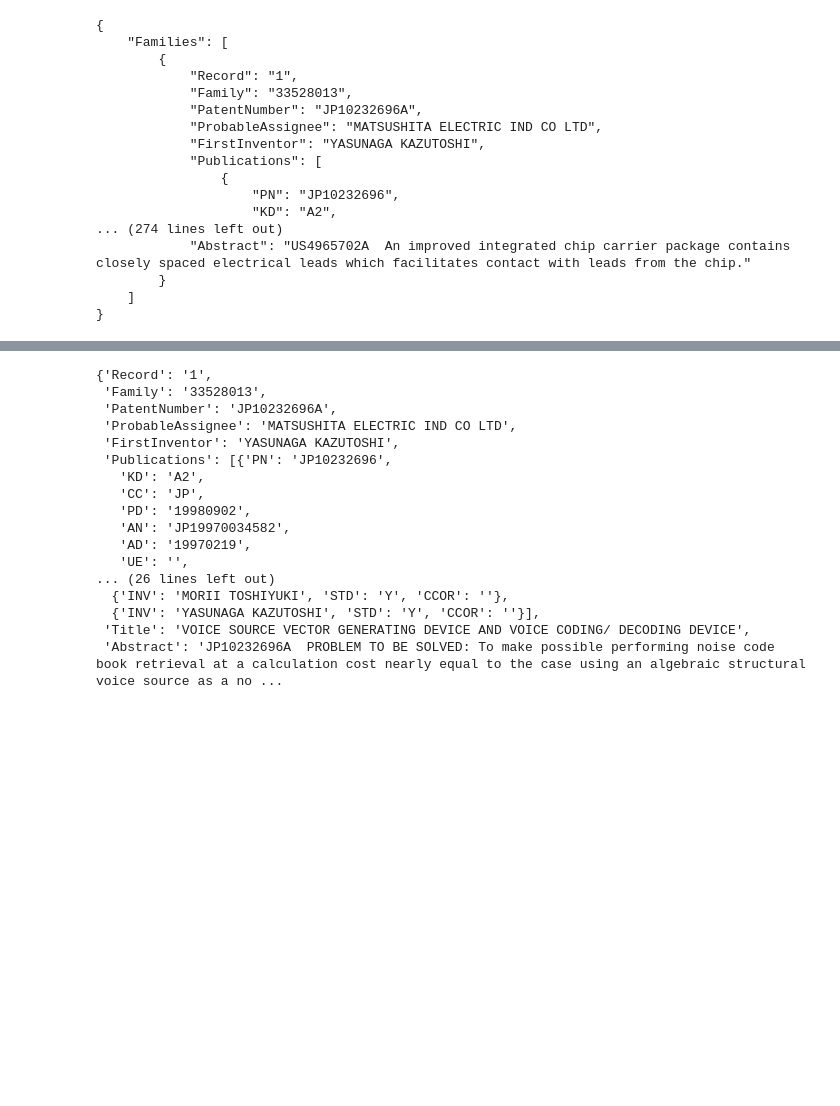
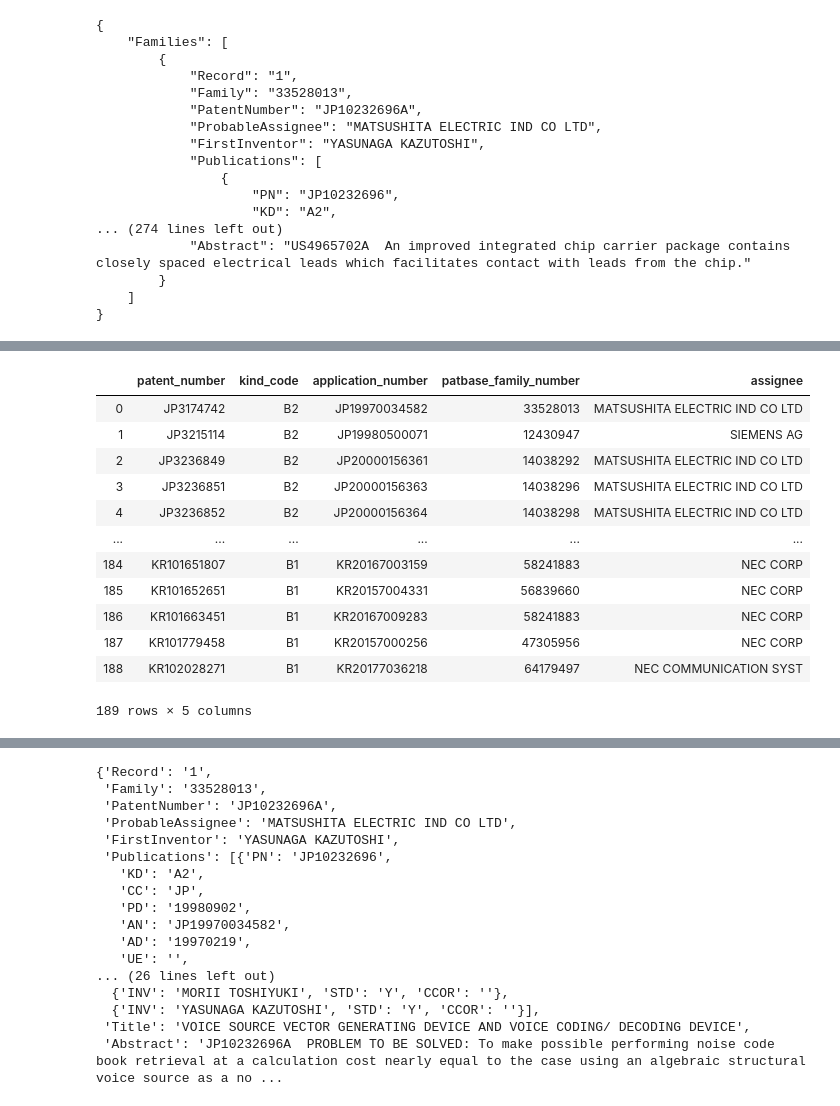
Before and after one commit to mhandipranata/PatBase-API-challenge, a Jupyter notebook: patent-data-extraction-API.ipynb, the cells around one changed output, grey strips where cells are left out. Cells and saved outputs as stored; diff of their text form; code cells hidden in the pictures; blank space fills up the shorter version.

Commit message:
Add the patent list from csv to the code and extract patent data from PatBase API, put the extracted data to DataFrame and export to excel as a backup

```diff
--- a/patent-data-extraction-API.ipynb
+++ b/patent-data-extraction-API.ipynb
@@ -384,0 +390,26 @@ PATENT DATA:
+# %%
+# Put the collected patent data to dataframe
+dict = {
+       'patent_number': collect_patent_no,
+       'kind_code': collect_kind_code,
+       'application_number': collect_application_no,
+       'patbase_family_number': collect_family_no,
+       'assignee': collect_assignee
+        }
+
+collected_patent_data = pd.DataFrame(dict)
+collected_patent_data
+# %% [output]
+|  | patent_number | kind_code | application_number | patbase_family_number | assignee |
+| 0 | JP3174742 | B2 | JP19970034582 | 33528013 | MATSUSHITA ELECTRIC IND CO LTD |
+| 1 | JP3215114 | B2 | JP19980500071 | 12430947 | SIEMENS AG |
+| 2 | JP3236849 | B2 | JP20000156361 | 14038292 | MATSUSHITA ELECTRIC IND CO LTD |
+| 3 | JP3236851 | B2 | JP20000156363 | 14038296 | MATSUSHITA ELECTRIC IND CO LTD |
+| 4 | JP3236852 | B2 | JP20000156364 | 14038298 | MATSUSHITA ELECTRIC IND CO LTD |
+| ... | ... | ... | ... | ... | ... |
+| 184 | KR101651807 | B1 | KR20167003159 | 58241883 | NEC CORP |
+| 185 | KR101652651 | B1 | KR20157004331 | 56839660 | NEC CORP |
+| 186 | KR101663451 | B1 | KR20167009283 | 58241883 | NEC CORP |
+| 187 | KR101779458 | B1 | KR20157000256 | 47305956 | NEC CORP |
+| 188 | KR102028271 | B1 | KR20177036218 | 64179497 | NEC COMMUNICATION SYST |
+189 rows × 5 columns
```
Also changed, not shown: parts of 8 cells of this notebook, 2 other files.
